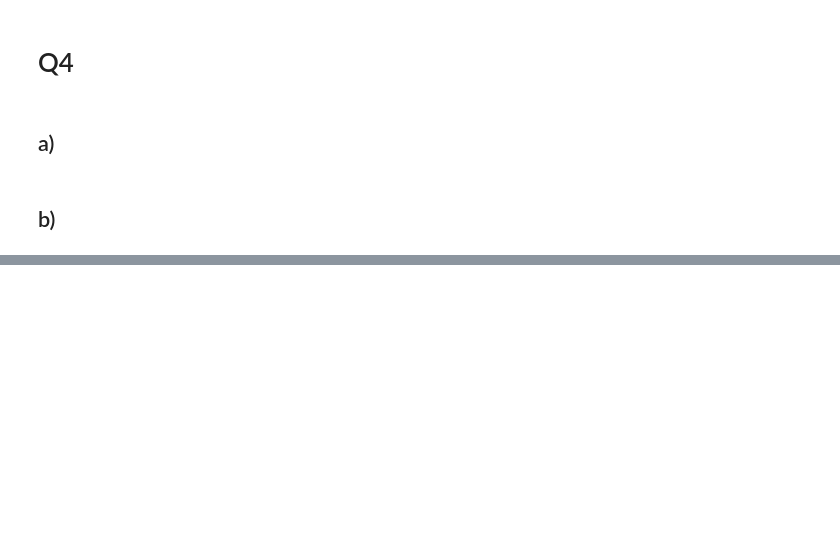
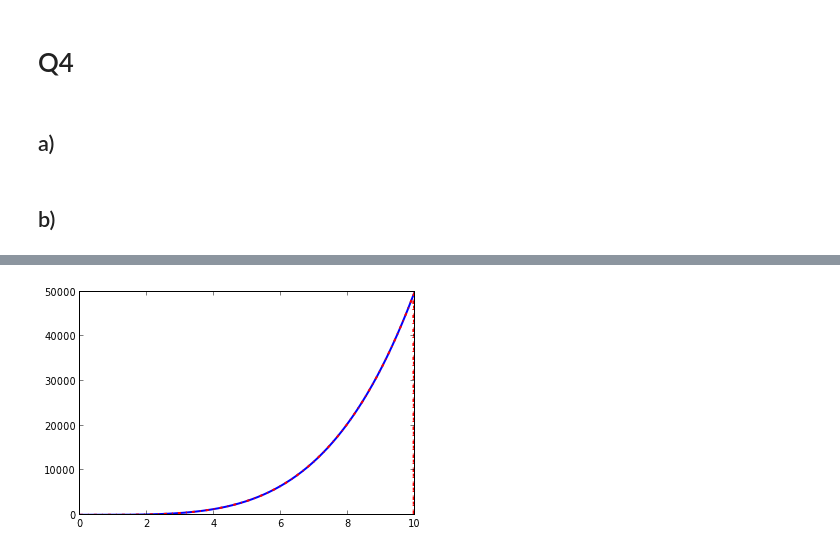
Before and after one commit to jeziegle/PHYS202-S13, a Jupyter notebook: Week4/InterpAndDiffEx3.ipynb, the cells around one changed output, grey strips where cells are left out. Cells and saved outputs as stored; diff of their text form; code cells hidden in the pictures; blank space fills up the shorter version.

```diff
--- a/Week4/InterpAndDiffEx3.ipynb
+++ b/Week4/InterpAndDiffEx3.ipynb
@@ -236,0 +214,11 @@ IndexError: index out of bounds
+# %%
+from Differentiators import *
+testx = arange(0, 10, .01)
+testy = testx**5
+dydxTwo = finiteDifference(testx, testy)
+dydxFour = fourPtFiniteDiff(testx, testy)
+plot(testx, dydxTwo,linewidth = 2)
+plot(testx, dydxFour,'r-.', linewidth = 2)
+show()
+# %% [output]
+[figure, added]
```
Also changed, not shown: parts of 4 cells of this notebook, 1 other file.
